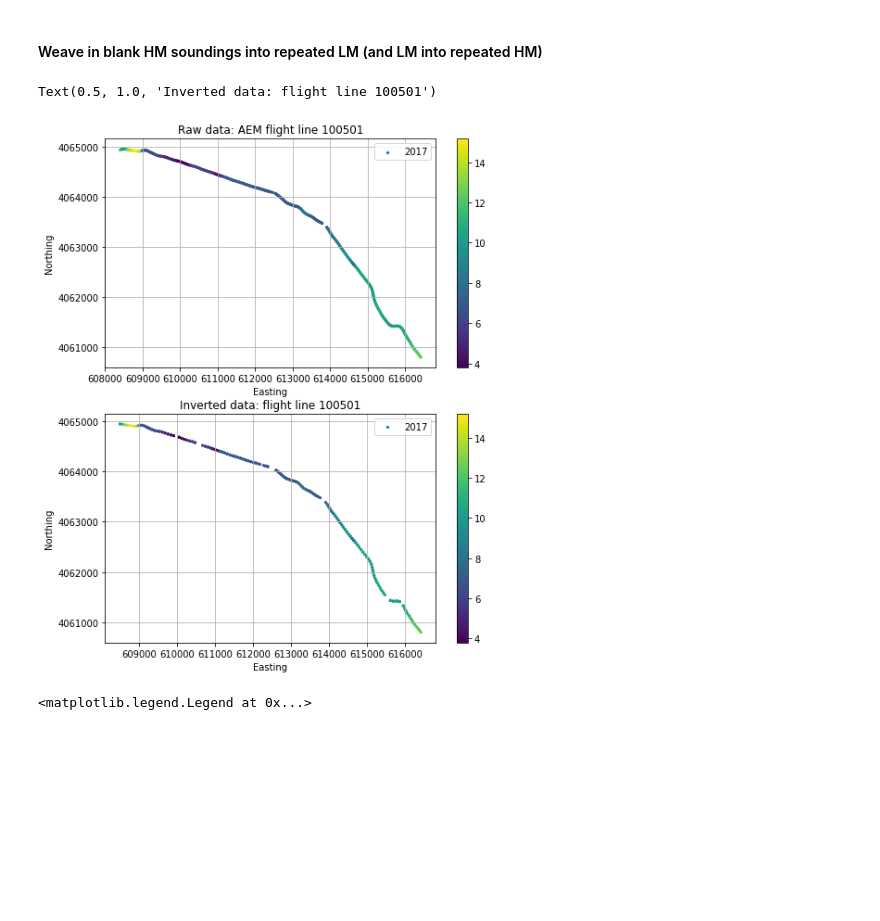
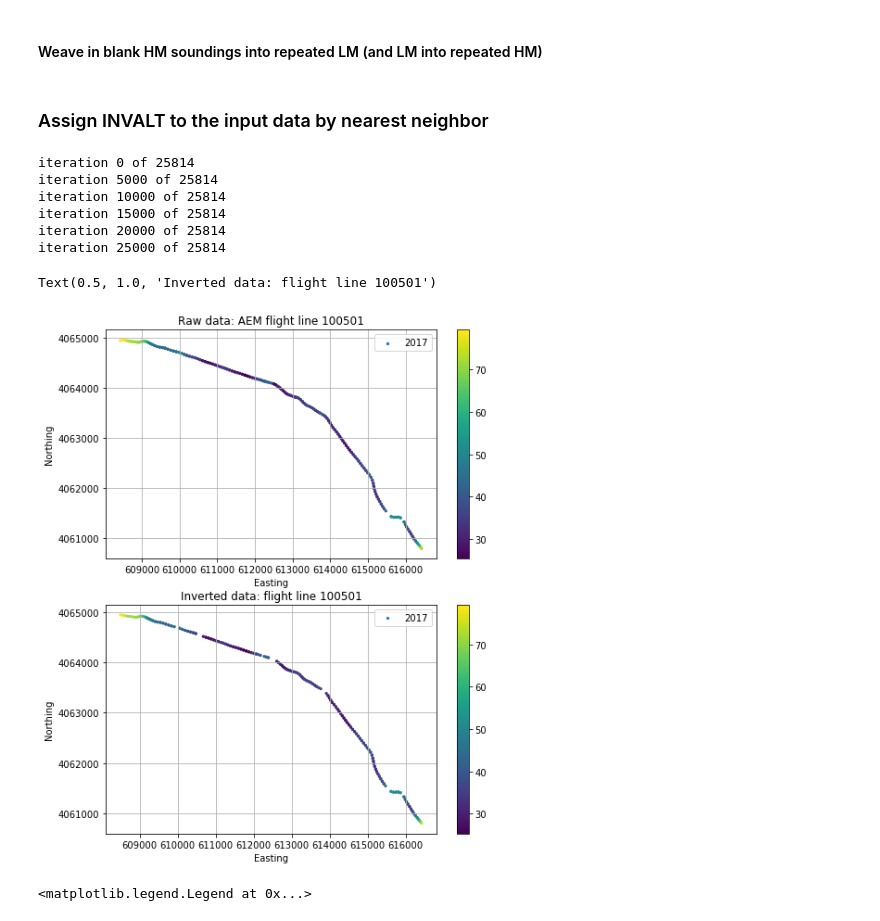
Before and after one commit to igotchalk/timelapseAEM, a Jupyter notebook: notebook/2D_2017vs2019.ipynb, the cells around one changed output. Drawn from its saved outputs; the diff is of its cells as text; code cells hidden in the pictures; blank space fills up the shorter version.

Commit message:
changes to data and waveform

```diff
--- a/notebook/2D_2017vs2019.ipynb
+++ b/notebook/2D_2017vs2019.ipynb
@@ -16,10 +16,8 @@ import fileinput
 # import cartopy
 # %%
 datadir = Path('../data/raw_data')
-data17dir = datadir.joinpath('AEM_data_raw_2017')
-data19dir = datadir.joinpath('AEM_data_raw_2019')
-
-
+data17dir = datadir.joinpath('AEM_data_2017_avg')
+data19dir = datadir.joinpath('AEM_data_2019_avg')
 
 data17 = datadir.joinpath('AEM_data_2017','MCWD3_SCI1i_MOD_dat.xyz')
 data19 = datadir.joinpath('AEM_data_2019','MCWD19_SCI8i_MOD_dat.xyz')
@@ -122,0 +141,23 @@ if df.loc[first_ind].CHANNEL_NO==2:
+# %% [markdown]
+### Assign INVALT to the input data by nearest neighbor
+# %%
+def mindist(x,y,xarray,yarray,minthresh=-1, maxthresh=30):
+    return min((val, idx) for (idx, val) in enumerate(np.sqrt((x-xarray)**2 + (y-yarray)**2)))
+
+invalt_col = int(np.argwhere(df17.columns=='INVALT'))
+invalt=np.zeros(len(df))
+for i,(x,y) in enumerate(df.loc[:,['UTMX','UTMY']].values):
+    if i%5000==0:
+        print('iteration {} of {}'.format(i,len(df)))
+#     print(x,y)
+    _,idx = mindist(x,y,df17.X.values,df17.Y.values)
+    invalt[i]=df17.iloc[idx,invalt_col]
+
+df = df.assign(INVALT=invalt)
+# %% [output]
+iteration 0 of 25814
+iteration 5000 of 25814
+iteration 10000 of 25814
+iteration 15000 of 25814
+iteration 20000 of 25814
+iteration 25000 of 25814
@@ -126,37 +170,35 @@ plt.sca(axs.flatten()[0])
 ax = plt.gca()
 plt.scatter(df.loc[df.LINE_NO==line,'UTMX'],
             df.loc[df.LINE_NO==line,'UTMY'],
             s=5,
-            c=df.loc[df.LINE_NO==line,'ELEVATION'],
+            c=df.loc[df.LINE_NO==line,'INVALT'],
             label='2017')
-
-
 
 plt.grid(True)
 plt.colorbar()
 plt.legend()
 plt.xlabel('Easting')
 plt.ylabel('Northing')
 plt.title('Raw data: AEM flight line {}'.format(line))
 
 
 
 plt.sca(axs.flatten()[1])
 ax = plt.gca()
 plt.scatter(df17.loc[df17.LINE==line,'X'],
             df17.loc[df17.LINE==line,'Y'],
             s=5,
-            c=df17.loc[df17.LINE==line,'TOPO'],
+            c=df17.loc[df17.LINE==line,'INVALT'],
             label='2017')
 # plt.scatter(df19.loc[df19.LINE==line,'X'],df19.loc[df19.LINE==line,'Y'],s=1,c='k',label='2019')
 plt.grid(True)
 plt.colorbar()
 plt.legend()
 plt.xlabel('Easting')
 plt.ylabel('Northing')
 plt.title('Inverted data: flight line {}'.format(line))
 # %% [output]
 Text(0.5, 1.0, 'Inverted data: flight line 100501')
-[figure, old version]
+[figure, new version]
 # %%
 #TAKE THE LOCATION OF CHANNEL 1 FOR EACH SOUNDING
```
Also changed, not shown: parts of 17 cells of this notebook, 1 other file.
